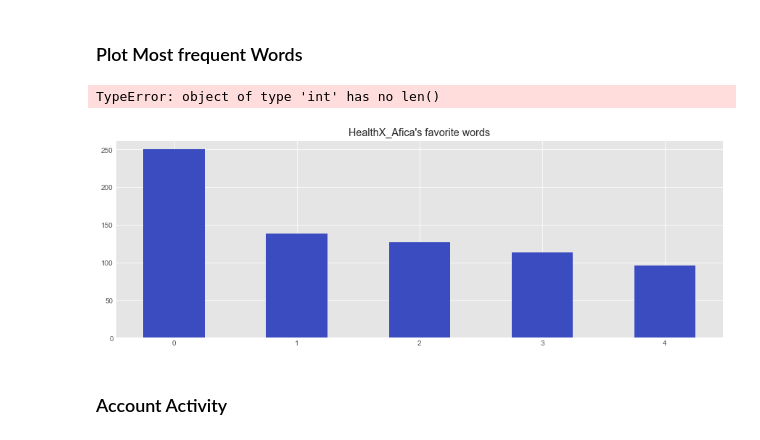
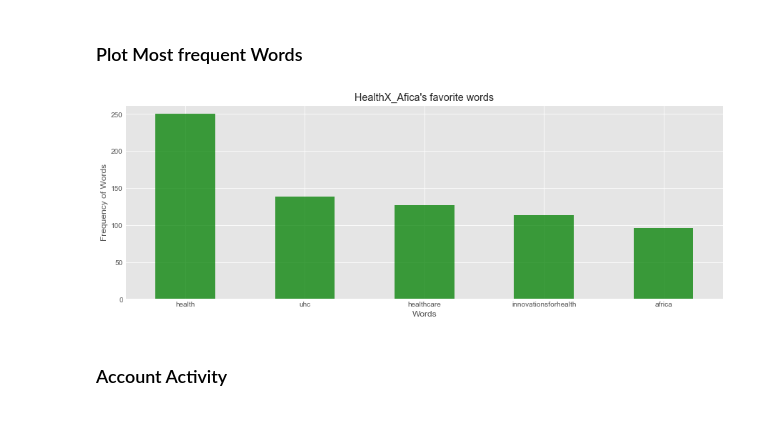
Before and after one commit to 4bic/text_analysis, a Jupyter notebook: healthX_twitter_analysis.ipynb, the cells around one changed output. Cells and saved outputs as stored; diff of their text form; code cells hidden in the pictures.

Commit message:
proper chart

```diff
--- a/healthX_twitter_analysis.ipynb
+++ b/healthX_twitter_analysis.ipynb
@@ -129,19 +129,18 @@ top_freq = word_series.value_counts()[:5]
 # %%
 plt.figure(figsize=(15,5))
 plt.title("HealthX_Afica's favorite words")
 
 N = 20
 word_freq = pd.Series(filt).value_counts()[:5]           # top 10 words
 
 # sns.barplot(x=,y=,word_freq)
 
-top_freq.plot(kind='bar',colormap='coolwarm')                               # how to rotate ticks?
+top_freq.plot(kind='bar',color='',alpha=0.75, rot=0)                             # how to rotate ticks?
 plt.xlabel('Words')
 plt.ylabel('Frequency of Words')
 plt.show()
 # %% [output]
-TypeError: object of type 'int' has no len()
-[figure, old version]
+[figure, new version]
 # %% [markdown]
 ### Account Activity
 # %%
```
